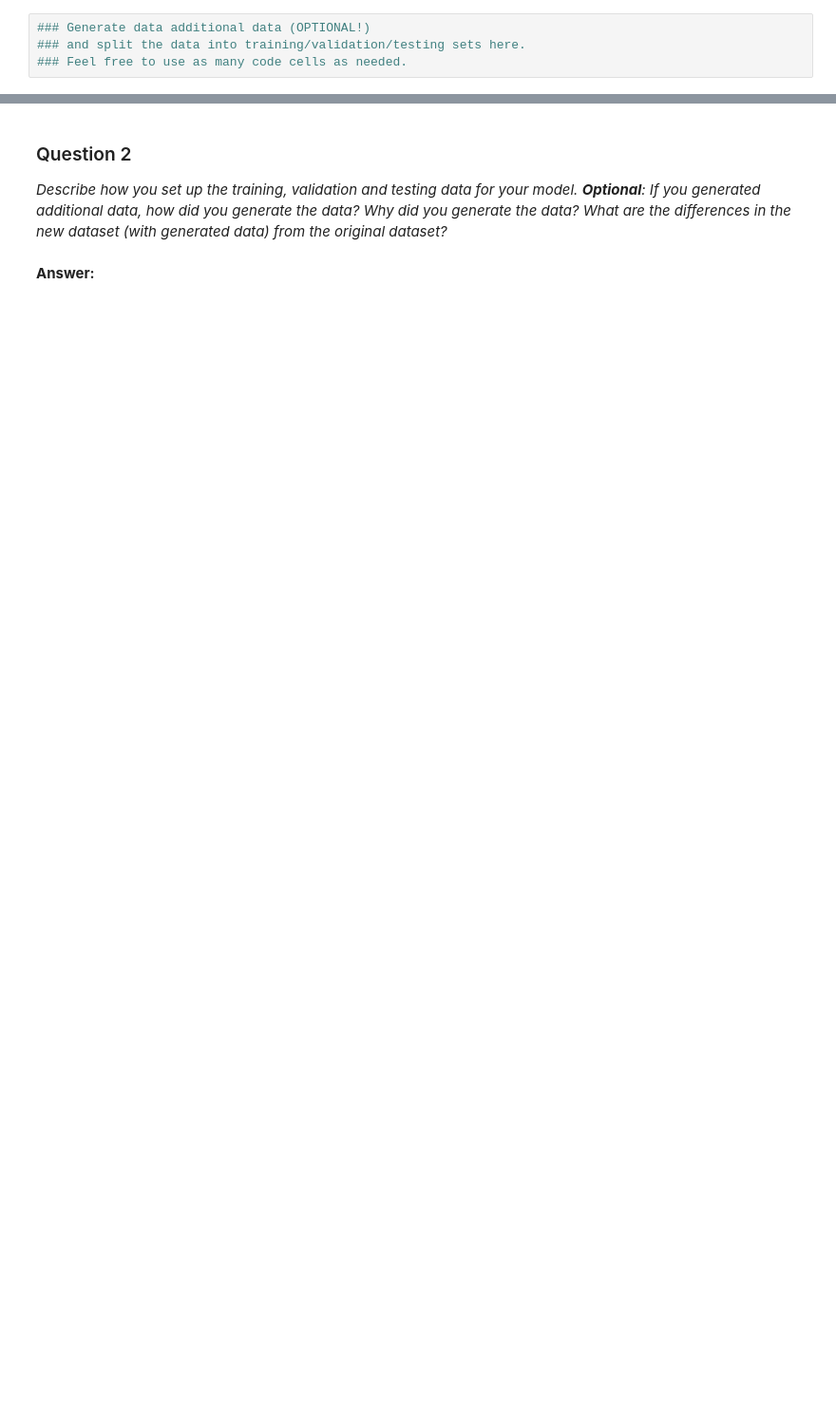
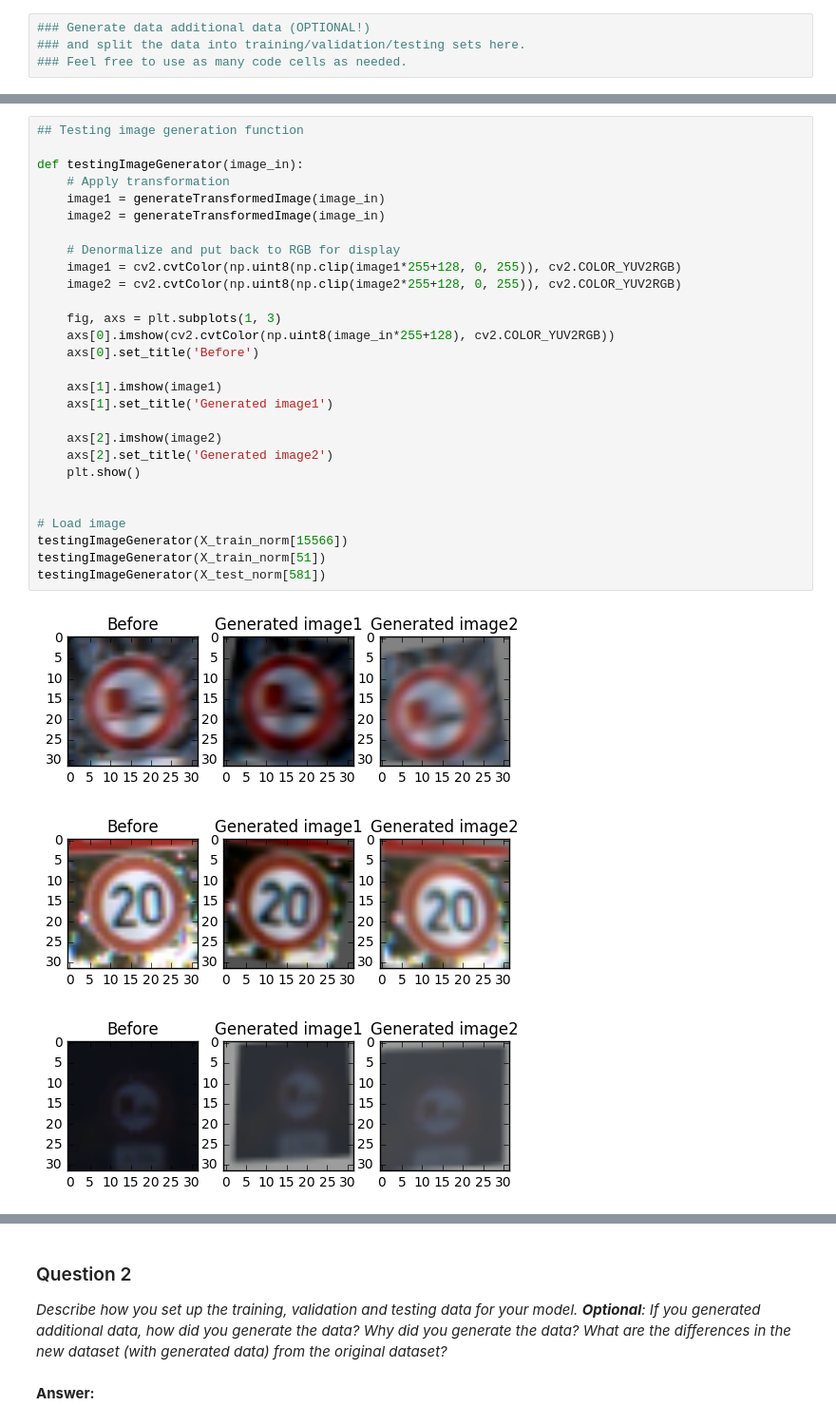
Before and after one commit to rdjondo/CarND-Traffic-Sign-Classifier-Project, a Jupyter notebook: Traffic_Sign_Classifier.ipynb, the cells around one changed output, grey strips where cells are left out. Shown at 95% size. Drawn from its saved outputs; the diff is of its cells as text; blank space fills up the shorter version.

```diff
--- a/Traffic_Sign_Classifier.ipynb
+++ b/Traffic_Sign_Classifier.ipynb
@@ -209,0 +319,32 @@ _Describe how you preprocessed the data. Why did you choose that technique?_
+# %%
+## Testing image generation function
+
+def testingImageGenerator(image_in):
+    # Apply transformation
+    image1 = generateTransformedImage(image_in)
+    image2 = generateTransformedImage(image_in)
+
+    # Denormalize and put back to RGB for display
+    image1 = cv2.cvtColor(np.uint8(np.clip(image1*255+128, 0, 255)), cv2.COLOR_YUV2RGB)
+    image2 = cv2.cvtColor(np.uint8(np.clip(image2*255+128, 0, 255)), cv2.COLOR_YUV2RGB)
+
+    fig, axs = plt.subplots(1, 3)
+    axs[0].imshow(cv2.cvtColor(np.uint8(image_in*255+128), cv2.COLOR_YUV2RGB))
+    axs[0].set_title('Before')
+
+    axs[1].imshow(image1)
+    axs[1].set_title('Generated image1')
+
+    axs[2].imshow(image2)
+    axs[2].set_title('Generated image2')
+    plt.show()
+
+
+# Load image
+testingImageGenerator(X_train_norm[15566])
+testingImageGenerator(X_train_norm[51])
+testingImageGenerator(X_test_norm[581])
+# %% [output]
+[figure, added]
+[figure, added]
+[figure, added]
```
Also changed, not shown: parts of 14 cells of this notebook, 1 other file.
